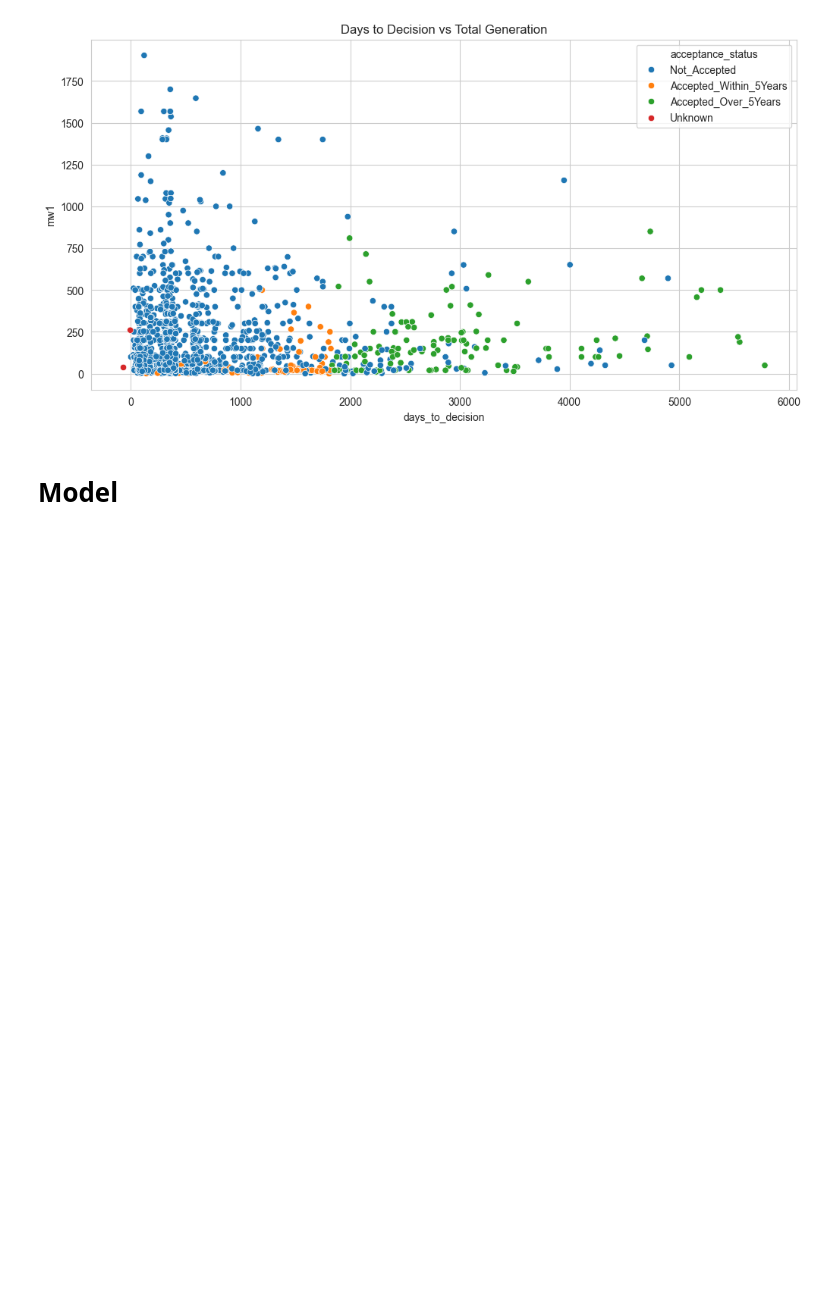
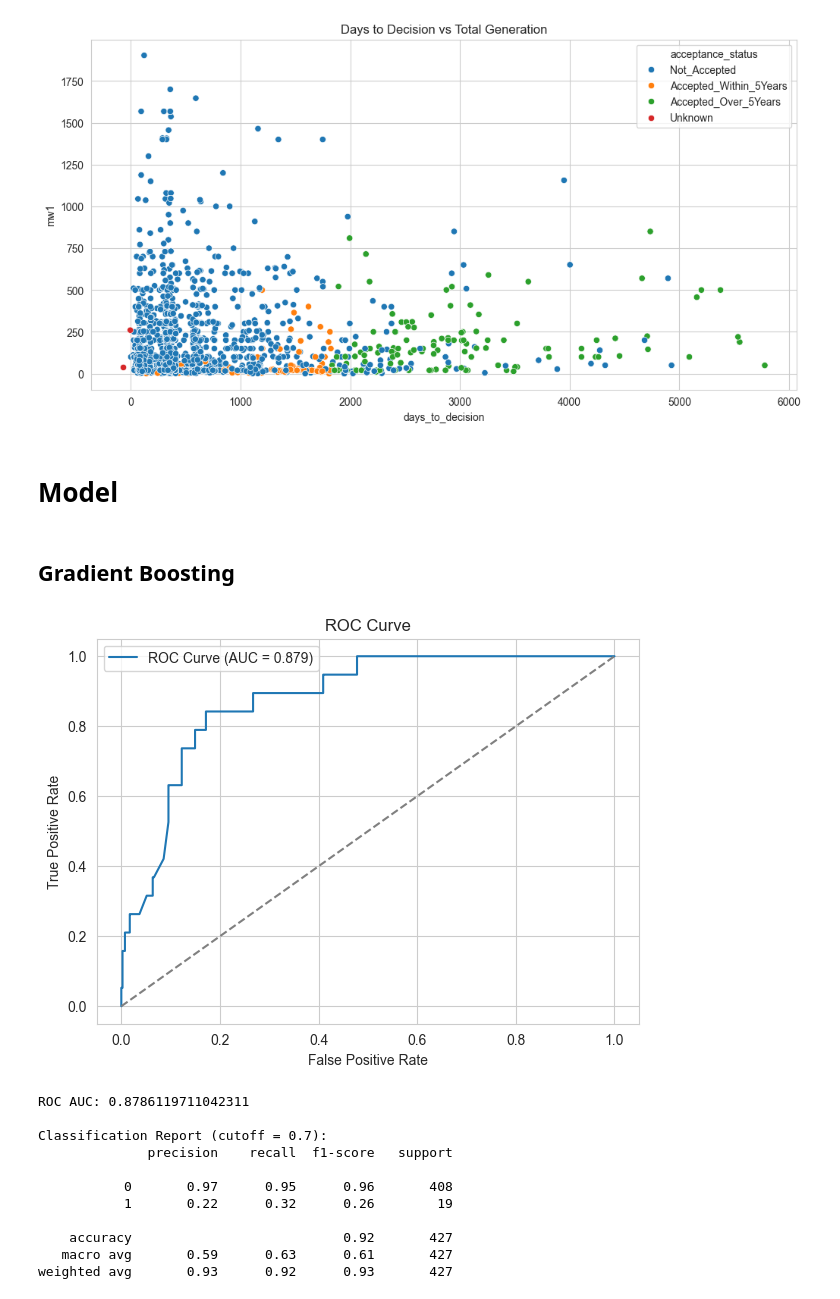
Before and after one commit to cloover7/interconnection-queue-predictions, a Jupyter notebook: fp_dataset.ipynb, the cells around one changed output. Drawn from its saved outputs; the diff is of its cells as text; code cells hidden in the pictures; blank space fills up the shorter version.

```diff
--- a/fp_dataset.ipynb
+++ b/fp_dataset.ipynb
@@ -602,0 +652,2 @@ import seaborn as sns
+# %% [markdown]
+## Gradient Boosting
@@ -602,0 +671,48 @@ import seaborn as sns
+# %%
+#Fitting & Results
+
+pipeline_gb.fit(X_train, y_train)
+
+
+y_prob_gb = pipeline_gb.predict_proba(X_test)[:, 1]
+
+
+cutoff = 0.7
+y_pred_gb = (y_prob_gb >= cutoff).astype(int)
+
+results = X_test.copy()
+results["actual"] = y_test.values
+results["prob_accept_5yr"] = y_prob_gb
+results["predicted"] = y_pred_gb
+# %%
+import matplotlib.pyplot as plt
+from sklearn.metrics import roc_curve, auc
+
+fpr, tpr, thresholds = roc_curve(y_test, y_prob_gb)
+roc_auc = auc(fpr, tpr)
+
+plt.figure(figsize=(7,5))
+plt.plot(fpr, tpr, label=f'ROC Curve (AUC = {roc_auc:.3f})')
+plt.plot([0,1], [0,1], linestyle='--', color='gray')
+plt.xlabel("False Positive Rate")
+plt.ylabel("True Positive Rate")
+plt.title("ROC Curve")
+plt.legend()
+plt.show()
+
+print("ROC AUC:", roc_auc_score(y_test, y_prob_gb))
+print("\nClassification Report (cutoff = 0.7):")
+print(classification_report(y_test, y_pred_gb))
+# %% [output]
+[figure, added]
+ROC AUC: 0.8786119711042311
+
+Classification Report (cutoff = 0.7):
+              precision    recall  f1-score   support
+
+           0       0.97      0.95      0.96       408
+           1       0.22      0.32      0.26        19
+
+    accuracy                           0.92       427
+   macro avg       0.59      0.63      0.61       427
+weighted avg       0.93      0.92      0.93       427
```
Also changed, not shown: parts of 19 cells of this notebook.
